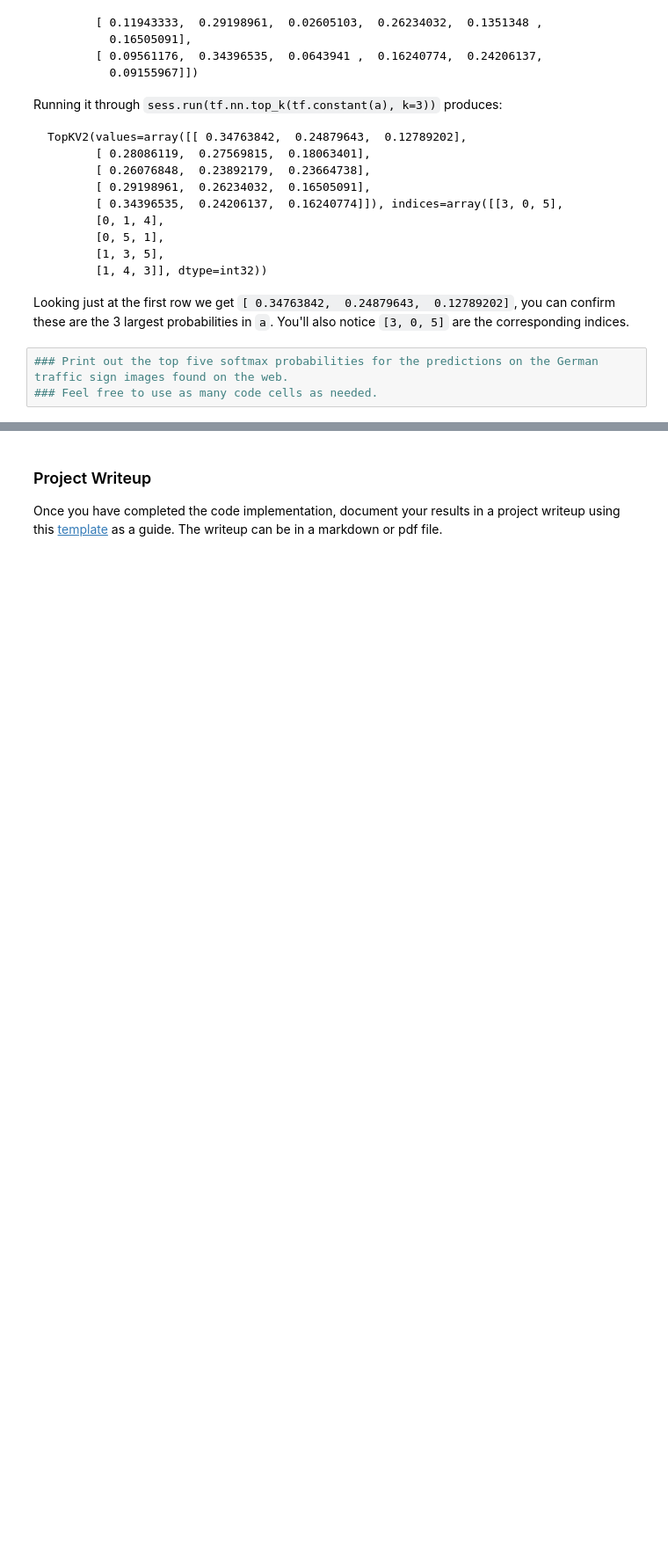
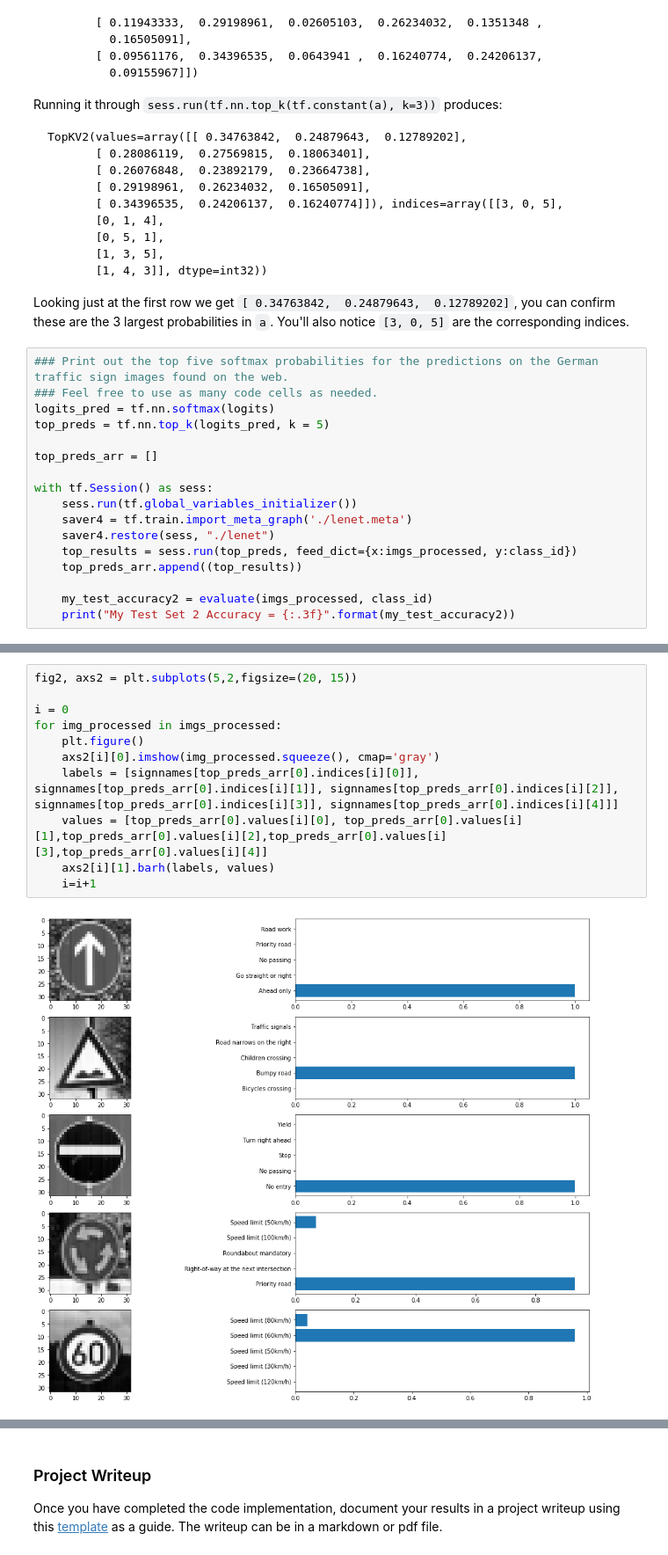
Before and after one commit to damdemir/CarND-Traffic-Sign-Classifier-Project, a Jupyter notebook: Traffic_Sign_Classifier.ipynb, the cells around one changed output, grey strips where cells are left out. Shown at 88% size. Drawn from its saved outputs; the diff is of its cells as text; blank space fills up the shorter version.

```diff
--- a/Traffic_Sign_Classifier.ipynb
+++ b/Traffic_Sign_Classifier.ipynb
@@ -483,3 +542,17 @@ Looking just at the first row we get `[ 0.34763842,  0.24879643,  0.12789202]`,
 # %%
 ### Print out the top five softmax probabilities for the predictions on the German traffic sign images found on the web.
 ### Feel free to use as many code cells as needed.
+logits_pred = tf.nn.softmax(logits)
+top_preds = tf.nn.top_k(logits_pred, k = 5)
+
+top_preds_arr = []
+
+with tf.Session() as sess:
+    sess.run(tf.global_variables_initializer())
+    saver4 = tf.train.import_meta_graph('./lenet.meta')
+    saver4.restore(sess, "./lenet")
+    top_results = sess.run(top_preds, feed_dict={x:imgs_processed, y:class_id})
+    top_preds_arr.append((top_results))
+
+    my_test_accuracy2 = evaluate(imgs_processed, class_id)
+    print("My Test Set 2 Accuracy = {:.3f}".format(my_test_accuracy2))
@@ -485,0 +562,13 @@ Looking just at the first row we get `[ 0.34763842,  0.24879643,  0.12789202]`,
+# %%
+fig2, axs2 = plt.subplots(5,2,figsize=(20, 15))
+
+i = 0
+for img_processed in imgs_processed:
+    plt.figure()
+    axs2[i][0].imshow(img_processed.squeeze(), cmap='gray')
+    labels = [signnames[top_preds_arr[0].indices[i][0]], signnames[top_preds_arr[0].indices[i][1]], signnames[top_preds_arr[0].indices[i][2]], signnames[top_preds_arr[0].indices[i][3]], signnames[top_preds_arr[0].indices[i][4]]]
+    values = [top_preds_arr[0].values[i][0], top_preds_arr[0].values[i][1],top_preds_arr[0].values[i][2],top_preds_arr[0].values[i][3],top_preds_arr[0].values[i][4]]
+    axs2[i][1].barh(labels, values)
+    i=i+1
+# %% [output]
+[figure, added]
```
Also changed, not shown: parts of 12 cells of this notebook.
